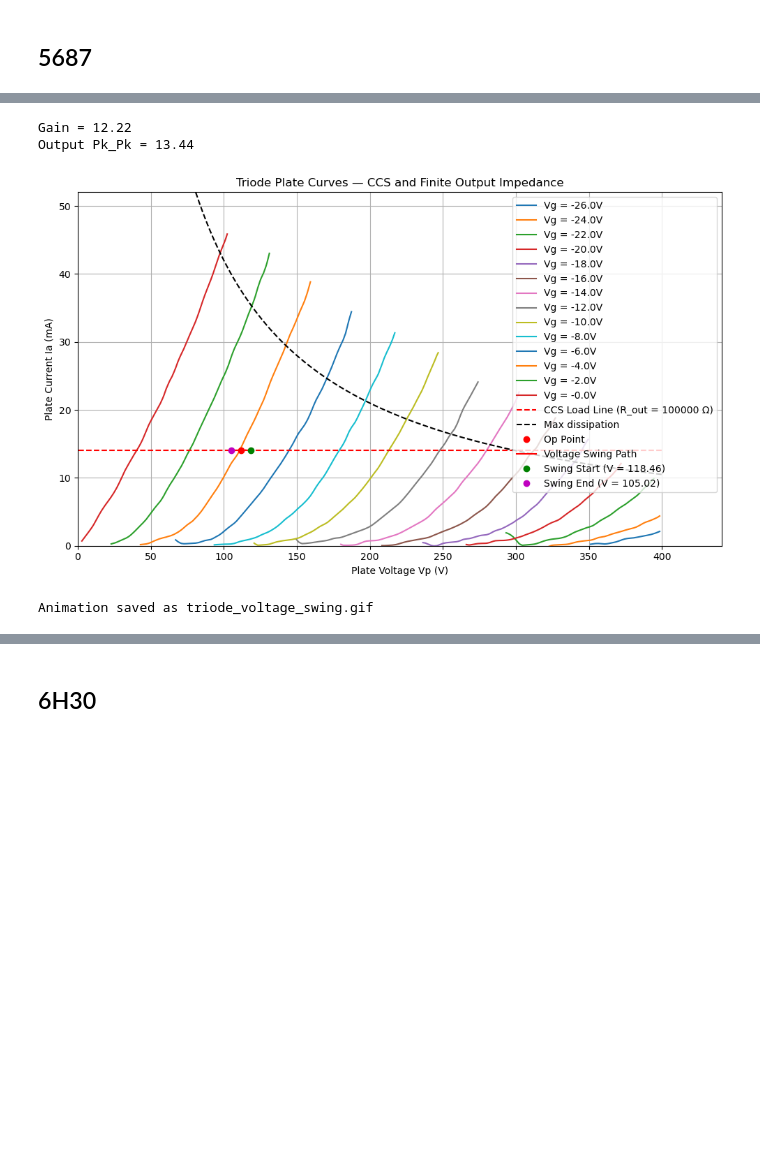
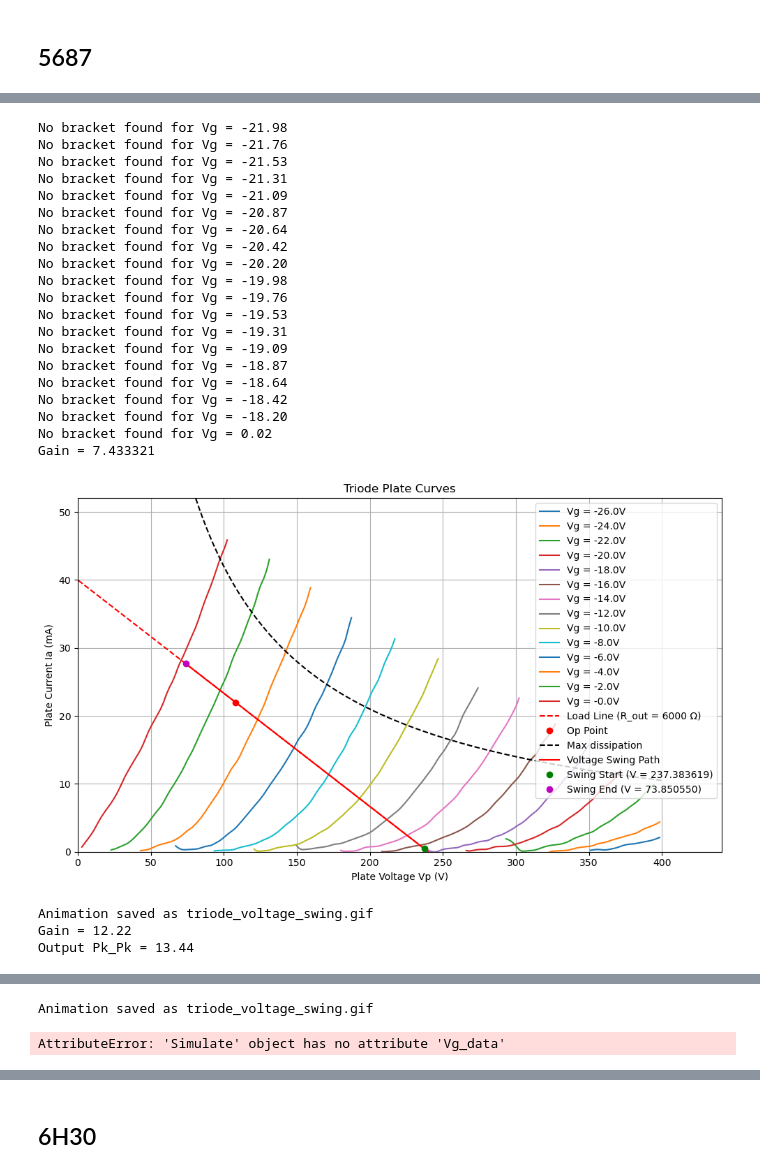
Before and after one commit to tiedyefreak22/Dual-Mono-Amp-Design, a Jupyter notebook: Triode_Pentode_Plate_Curves9.ipynb, the cells around one changed output, grey strips where cells are left out. Drawn from its saved outputs; the diff is of its cells as text; code cells hidden in the pictures; blank space fills up the shorter version.

```diff
--- a/Triode_Pentode_Plate_Curves9.ipynb
+++ b/Triode_Pentode_Plate_Curves9.ipynb
@@ -574,27 +753,49 @@ Done
 # %%
 # Load CSV data
 df = pd.read_csv("5687_plate_curves_2.csv")
 
 # Flip grid voltages negative (fix)
 df["Vg"] = -np.abs(df["Vg"])
 
 Vp_data = df["Vp"].values
 Vg_data = df["Vg"].values
 Ia_data = df["Ia"].values
 
 Vp_data = np.array(Vp_data)
 Vg_data = np.array(Vg_data)
 Ia_data = np.array(Ia_data)
 
-triode2 = Triode(Vp_data, Ia_data, Vg_data, 4.2) # Dissipation
-triode2.three_D_manifold()
-triode2.plot_three_D_manifold()
-triode2.ccs_load_line(112, 14.06, 1.1, 100000) # CCS load line; plate_voltage, plate_current, pk_pk, output_impede = None
-triode2.plot_ccs_load_line()
-# triode2.optimize_operating_point()
+triode2 = Triode(Vp_data, Ia_data, Vg_data, 4.2, 18, 11.5) # Triode; Vp_data, Ia_data, Vg_data, dissipation, mu, gm
+# triode2.plot_three_D_manifold()
+basic_circuit2 = Basic_Circuit(triode2, 240, 6000, 499, 22, 22) # Load line for plate_current in milliamps; triode, B_plus, anode_resist, cathode_resist, plate_current, pk_pk, debug = False
+# basic_circuit2.plot_load_line()
+# ccs_circuit = CCS_Circuit(triode2, 112, 14.06, 1.1, 100000) # CCS load line; triode2, plate_voltage, plate_current, pk_pk, output_impede = None
+# ccs_circuit.plot_ccs_load_line()
+simulate2 = Simulate(basic_circuit2)
+simulate2.optimize_operating_point()
 # %% [output]
 [figure]
-Gain = 12.22
-Output Pk_Pk = 13.44
+No bracket found for Vg = -21.98
+No bracket found for Vg = -21.76
+No bracket found for Vg = -21.53
+No bracket found for Vg = -21.31
+No bracket found for Vg = -21.09
+No bracket found for Vg = -20.87
+No bracket found for Vg = -20.64
+No bracket found for Vg = -20.42
+No bracket found for Vg = -20.20
+No bracket found for Vg = -19.98
+No bracket found for Vg = -19.76
+No bracket found for Vg = -19.53
+No bracket found for Vg = -19.31
+No bracket found for Vg = -19.09
+No bracket found for Vg = -18.87
+No bracket found for Vg = -18.64
+No bracket found for Vg = -18.42
+No bracket found for Vg = -18.20
+No bracket found for Vg = 0.02
+Gain = 7.433321
-[figure, old version]
+[figure, new version]
 Animation saved as triode_voltage_swing.gif
+Gain = 12.22
+Output Pk_Pk = 13.44
@@ -601,0 +804,2 @@ Animation saved as triode_voltage_swing.gif
+Animation saved as triode_voltage_swing.gif
+AttributeError: 'Simulate' object has no attribute 'Vg_data'
```
Also changed, not shown: parts of 3 cells of this notebook, 2 other files.
